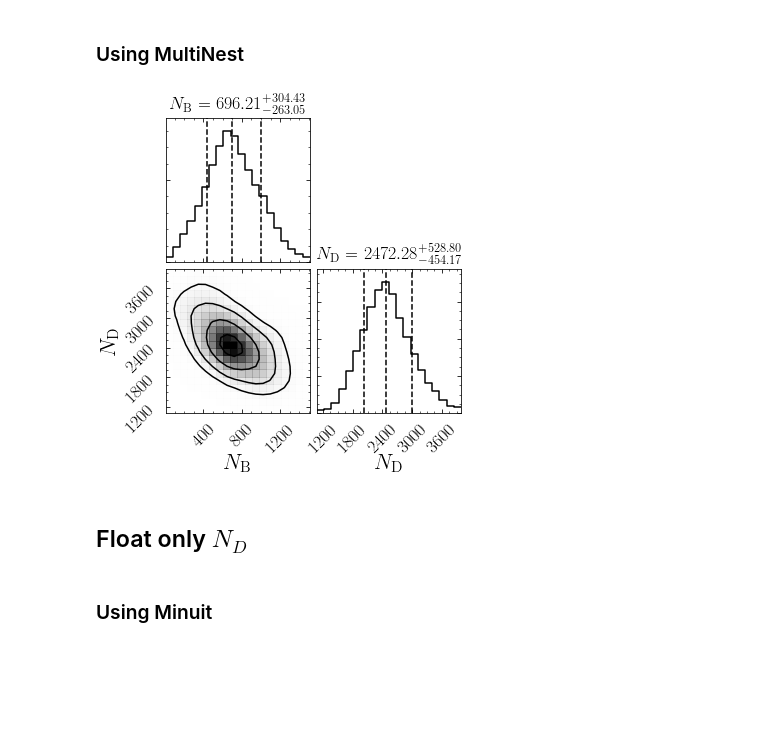
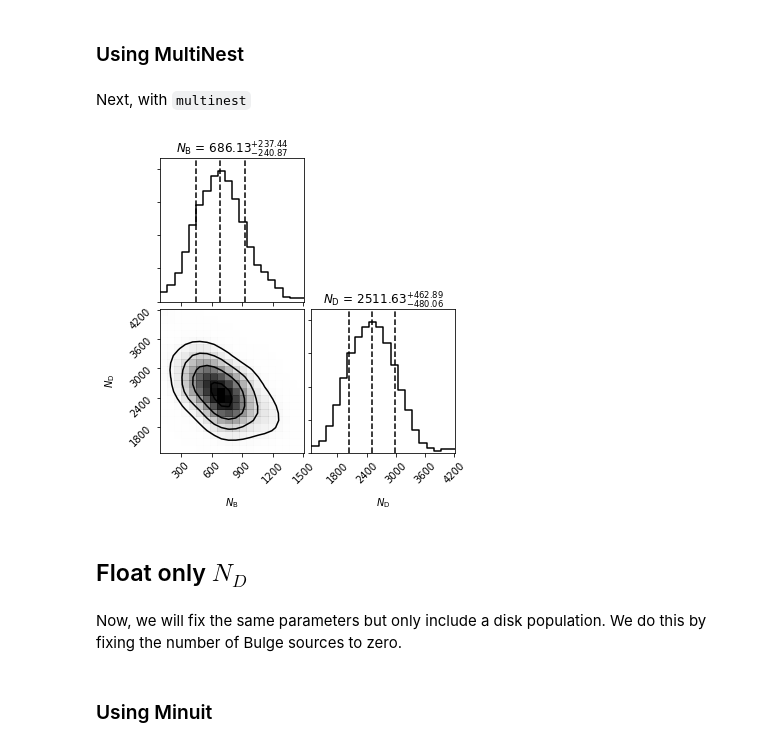
Before and after one commit to bsafdi/GCE-2FIG, a Jupyter notebook: examples/Example_1_Simple_Scans.ipynb, the cells around one changed output. Drawn from its saved outputs; the diff is of its cells as text; code cells hidden in the pictures; blank space fills up the shorter version.

```diff
--- a/examples/Example_1_Simple_Scans.ipynb
+++ b/examples/Example_1_Simple_Scans.ipynb
@@ -33,6 +43,6 @@ We initially start by floating the number of bulge and disk sources.
 # %%
-fixed_params = ['n','sigma','alpha','beta_bulge','beta_disk','z0']
-fixed_param_vals = [2.35,1.528,2.6,1.2,1.2, 0.7]
+fixed_params = ['n','sigma','alpha','beta_bulge','beta_disk','z0','Lmax_disk', 'Lmax_bulge']
+fixed_param_vals = [2.35,1.528,2.6,1.2,1.2, 0.7,1.0e36,1.0e36]
 
 floated_params = ['N_bulge','N_disk']
 floated_param_priors = [[0,8000],[0,10000]]
@@ -56,4 +70,6 @@ rs.perform_scan_minuit()
 [interactive output not drawn]
 # %% [markdown]
 ### Using MultiNest
+# %% [markdown]
+Next, with `multinest`
 # %%
@@ -61,7 +77,9 @@ rs.perform_scan_multinest(chains_dir='/group/hepheno/smsharma/GCE-2FIG-bsafdi/ru
 # %%
-rs.plot_corner(labels = ['$N_\mathrm{B}$','$N_\mathrm{D}$'], chains_dir='/group/hepheno/smsharma/GCE-2FIG-bsafdi/run/chains/DiskAndBulge/')
+rs.plot_corner(labels = ['$N_\mathrm{B}$','$N_\mathrm{D}$'], chains_dir='../run/chains/DiskAndBulge/')
 # %% [output]
-[figure, old version]
+[figure, new version]
 # %% [markdown]
 ## Float only $N_D$
+# %% [markdown]
+Now, we will fix the same parameters but only include a disk population.  We do this by fixing the number of Bulge sources to zero.
 # %%
```
Also changed, not shown: parts of 54 cells of this notebook, 4 other files.
